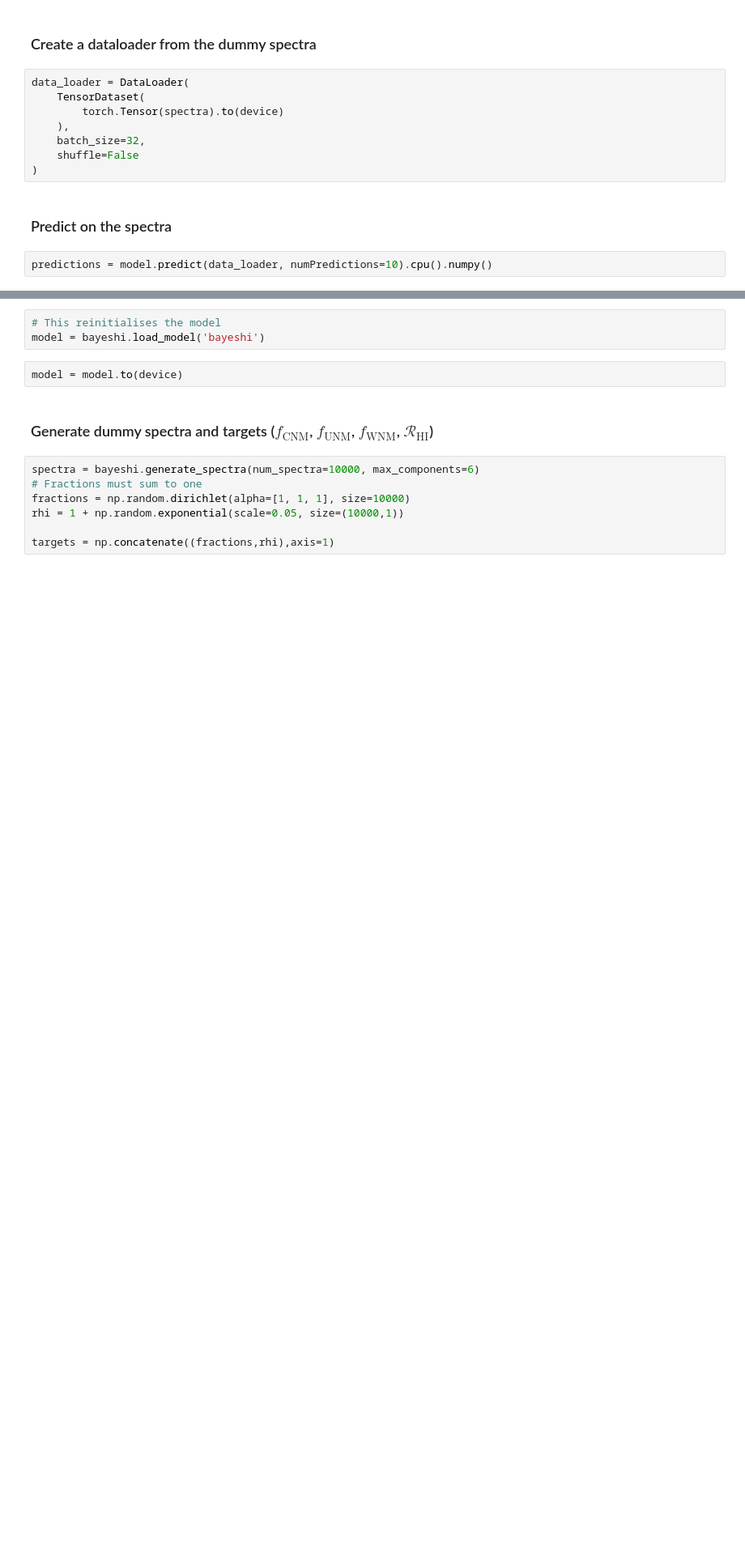
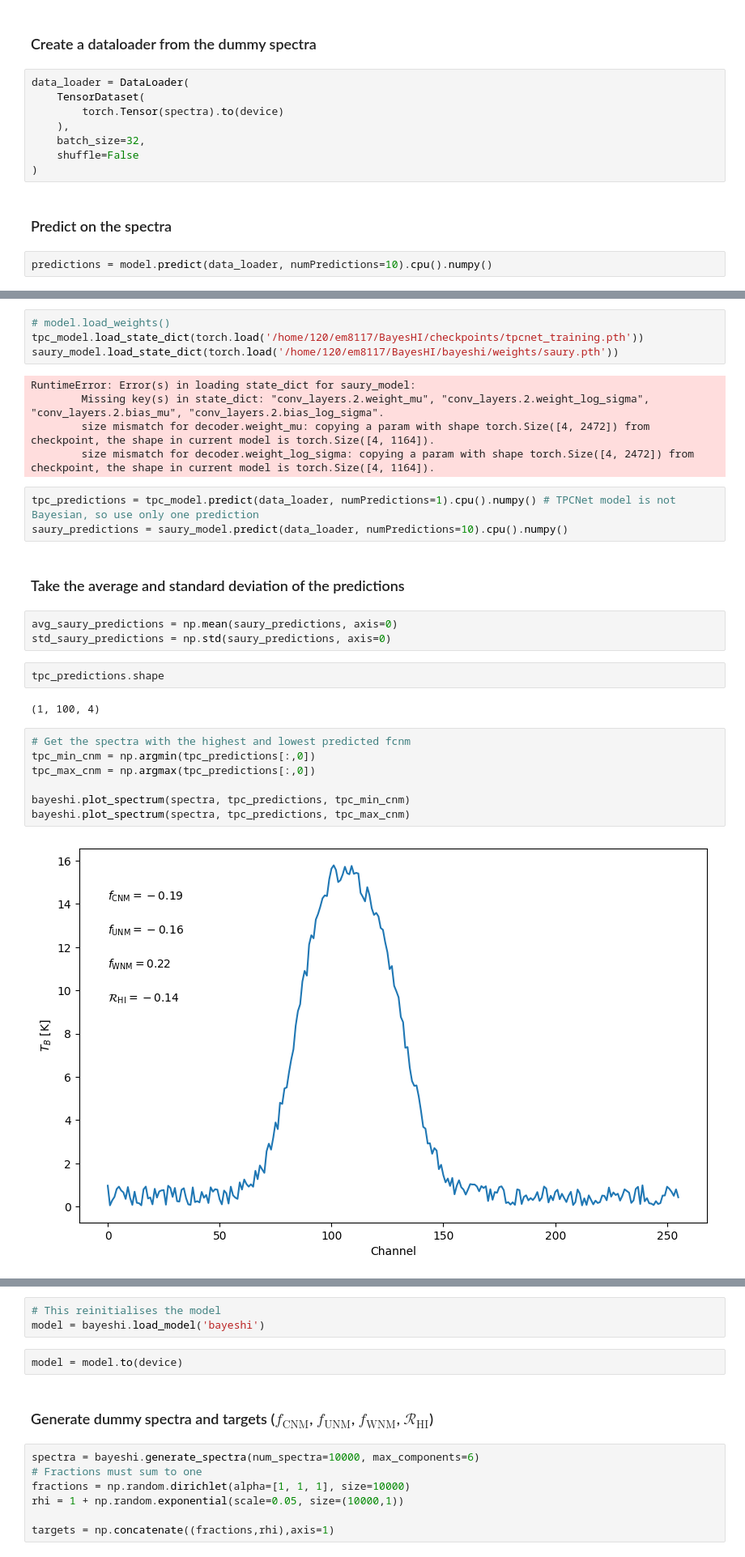
Before and after one commit to EricMullerAU/BayesHI, a Jupyter notebook: BayesHI Example.ipynb, the cells around one changed output, grey strips where cells are left out. Shown: that part at 81% size. Saved outputs shown, nothing was run; the diff lists cells and outputs as text; blank space fills up the shorter version.

```diff
--- a/BayesHI Example.ipynb
+++ b/BayesHI Example.ipynb
@@ -71,0 +77,30 @@ bayeshi.plot_spectrum(spectra, predictions, max_cnm)
+# %%
+# model.load_weights()
+tpc_model.load_state_dict(torch.load('/home/120/em8117/BayesHI/checkpoints/tpcnet_training.pth'))
+saury_model.load_state_dict(torch.load('/home/120/em8117/BayesHI/bayeshi/weights/saury.pth'))
+# %% [output]
+RuntimeError: Error(s) in loading state_dict for saury_model:
+        Missing key(s) in state_dict: "conv_layers.2.weight_mu", "conv_layers.2.weight_log_sigma", "conv_layers.2.bias_mu", "conv_layers.2.bias_log_sigma".
+        size mismatch for decoder.weight_mu: copying a param with shape torch.Size([4, 2472]) from checkpoint, the shape in current model is torch.Size([4, 1164]).
+        size mismatch for decoder.weight_log_sigma: copying a param with shape torch.Size([4, 2472]) from checkpoint, the shape in current model is torch.Size([4, 1164]).
+# %%
+tpc_predictions = tpc_model.predict(data_loader, numPredictions=1).cpu().numpy() # TPCNet model is not Bayesian, so use only one prediction
+saury_predictions = saury_model.predict(data_loader, numPredictions=10).cpu().numpy()
+# %% [markdown]
+### Take the average and standard deviation of the predictions
+# %%
+avg_saury_predictions = np.mean(saury_predictions, axis=0)
+std_saury_predictions = np.std(saury_predictions, axis=0)
+# %%
+tpc_predictions.shape
+# %% [output]
+(1, 100, 4)
+# %%
+# Get the spectra with the highest and lowest predicted fcnm
+tpc_min_cnm = np.argmin(tpc_predictions[:,0])
+tpc_max_cnm = np.argmax(tpc_predictions[:,0])
+
+bayeshi.plot_spectrum(spectra, tpc_predictions, tpc_min_cnm)
+bayeshi.plot_spectrum(spectra, tpc_predictions, tpc_max_cnm)
+# %% [output]
+[figure, added]
```
Also changed, not shown: parts of 18 cells of this notebook, 6 other files.
